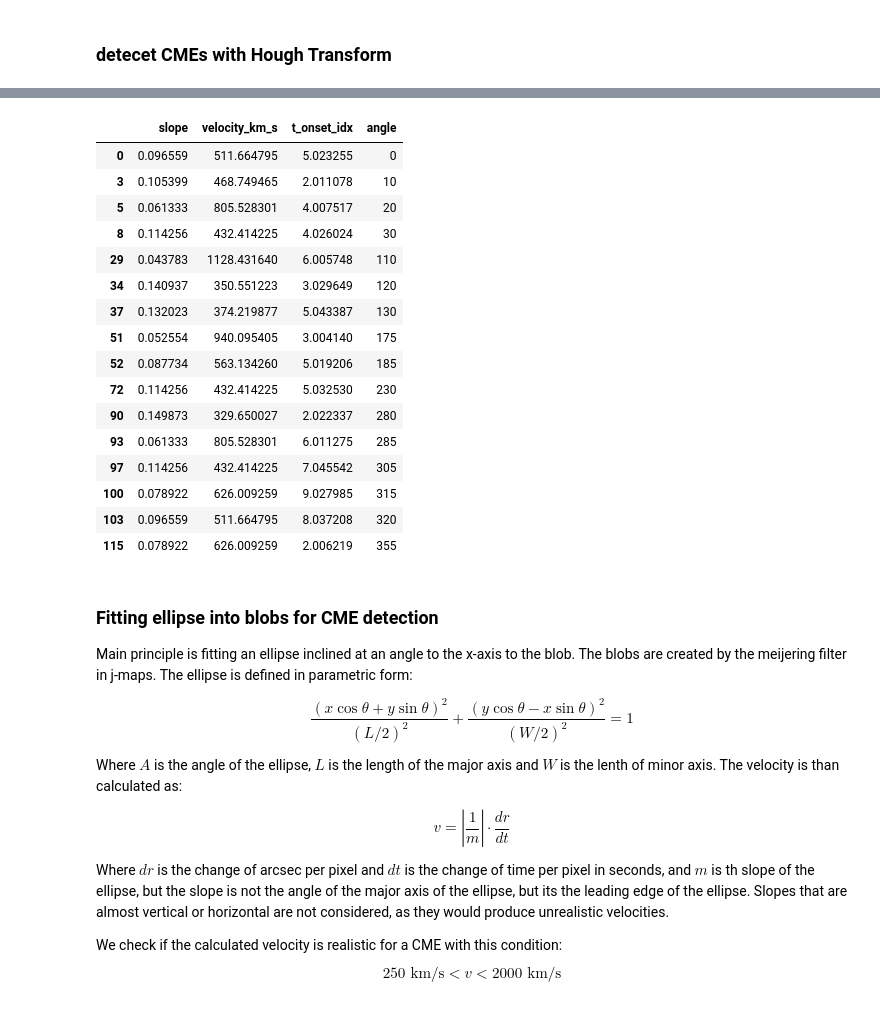
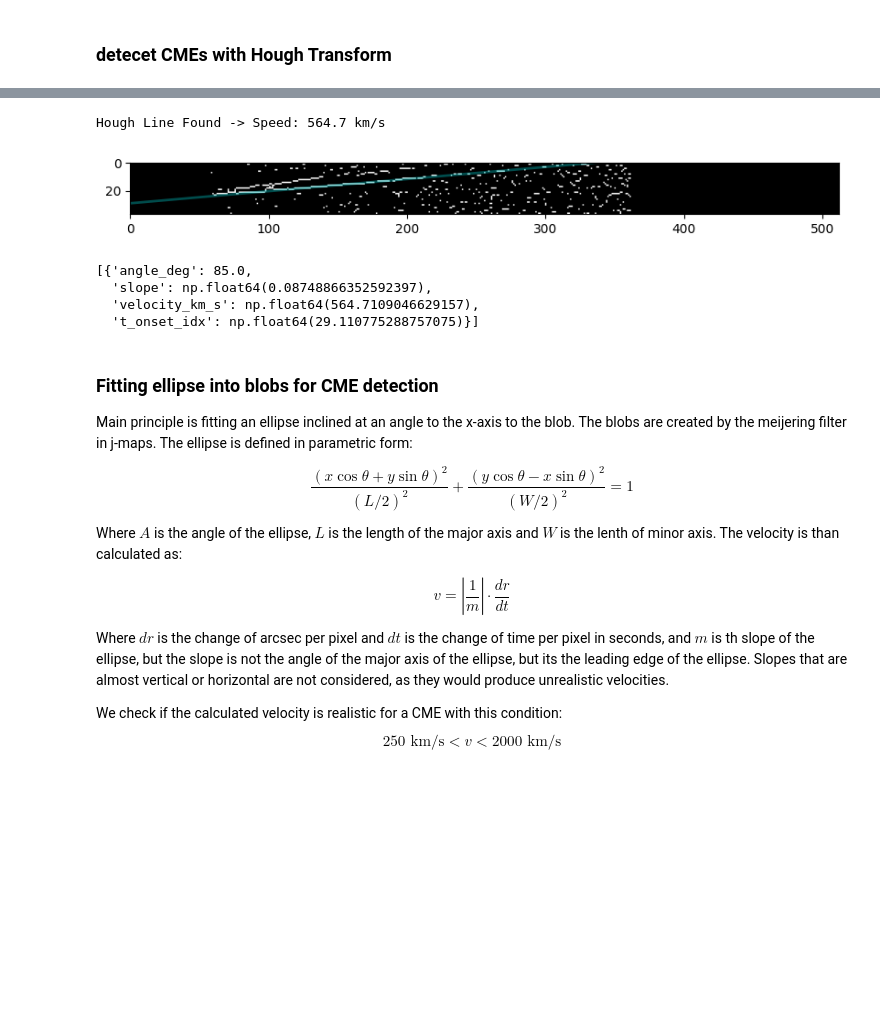
Before and after one commit to SightMan3/CME_DETECTION_GRU, a Jupyter notebook: GRU.ipynb, the cells around one changed output, grey strips where cells are left out. Cells and saved outputs as stored; diff of their text form; code cells hidden in the pictures; blank space fills up the shorter version.

```diff
--- a/GRU.ipynb
+++ b/GRU.ipynb
@@ -1037,44 +1029,13 @@ detect_cme_from_jmap(j_map, 512)
-# %%
-def all_angles_detections(images):
-    rows = []
-    for angle in range(0, 360, 5):
-        j_map = create_jmap(images, angle)
-        cme = detect_cme_from_jmap(j_map, 512)
-
-        for r in cme:
-            r['angle'] = angle
-            rows.append(r)
-
-    return pd.DataFrame(rows)
-
-detections = all_angles_detections(running_difference)
-# detections[detections['t_onset_idx'] < 10]
-# detections[detections['t_onset_idx'] > 10]['t_onset_idx'].mean()
-
-min_angle = detections[detections['t_onset_idx'] < 10]['angle'].min()
-max_angle = detections[detections['t_onset_idx'] < 10]['angle'].max()
-
-# detections[detections['t_onset_idx'] < 10]['velocity_km_s'].mean(),  max_angle - min_angle
-
-detections[detections['t_onset_idx'] < 10]
-# %% [output]
-|  | slope | velocity_km_s | t_onset_idx | angle |
-| 0 | 0.096559 | 511.664795 | 5.023255 | 0 |
-| 3 | 0.105399 | 468.749465 | 2.011078 | 10 |
-| 5 | 0.061333 | 805.528301 | 4.007517 | 20 |
-| 8 | 0.114256 | 432.414225 | 4.026024 | 30 |
-| 29 | 0.043783 | 1128.431640 | 6.005748 | 110 |
-| 34 | 0.140937 | 350.551223 | 3.029649 | 120 |
-| 37 | 0.132023 | 374.219877 | 5.043387 | 130 |
-| 51 | 0.052554 | 940.095405 | 3.004140 | 175 |
-| 52 | 0.087734 | 563.134260 | 5.019206 | 185 |
-| 72 | 0.114256 | 432.414225 | 5.032530 | 230 |
-| 90 | 0.149873 | 329.650027 | 2.022337 | 280 |
-| 93 | 0.061333 | 805.528301 | 6.011275 | 285 |
-| 97 | 0.114256 | 432.414225 | 7.045542 | 305 |
-| 100 | 0.078922 | 626.009259 | 9.027985 | 315 |
-| 103 | 0.096559 | 511.664795 | 8.037208 | 320 |
-| 115 | 0.078922 | 626.009259 | 2.006219 | 355 |
+# %%
+j_map = create_jmap(running_difference,100)
+cme_hough_transform(j_map, 95,0)
+# %% [output]
+Hough Line Found -> Speed: 564.7 km/s
+[figure, added]
+[{'angle_deg': 85.0,
+  'slope': np.float64(0.08748866352592397),
+  'velocity_km_s': np.float64(564.7109046629157),
+  't_onset_idx': np.float64(29.110775288757075)}]
 # %% [markdown]
 ### Fitting ellipse into blobs for CME detection
 
```
Also changed, not shown: parts of 16 cells of this notebook, 2 other files.
